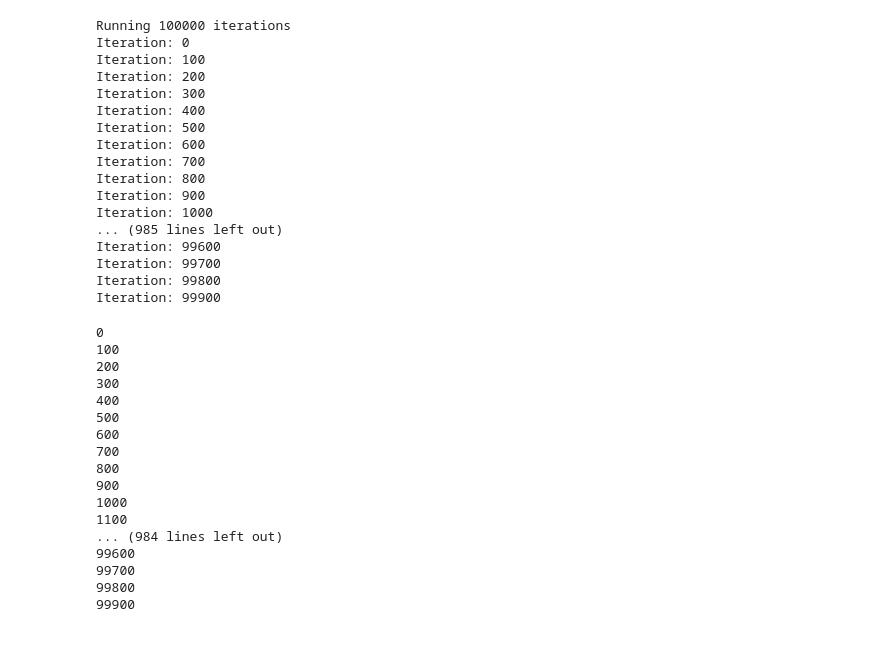
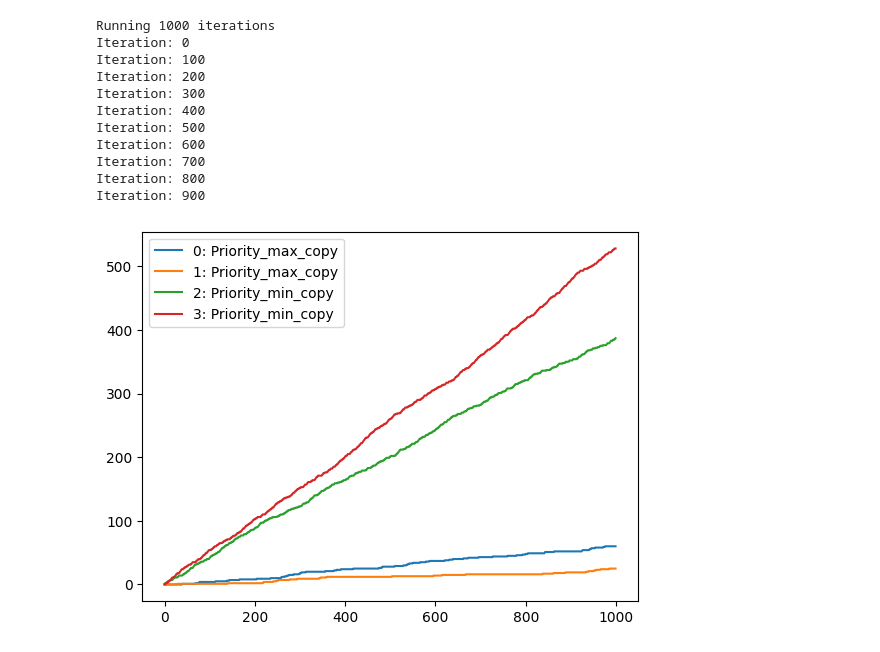
Before and after one commit to noaahh/TichuRL, a Jupyter notebook: montecarlo.ipynb, the cells around one changed output. Saved outputs shown, nothing was run; the diff lists cells and outputs as text; code cells hidden in the pictures.

Commit message:
fixed: accumulated win plots

```diff
--- a/montecarlo.ipynb
+++ b/montecarlo.ipynb
@@ -16,20 +16,25 @@ agents = [agent_0, agent_1, agent_2, agent_3]
 
 env.set_agents(agents)
 # %%
-n = 10 ** 5
+n = 10 ** 3
 points = []
 
 print(f"Running {n} iterations")
 
-games = []
+game_wins = []
+
 for i in range(n):
     if i % 100 == 0:
         print(f"Iteration: {i}")
 
     game_points, accumulated_player_points = env.run()
-    games.append(game_points)
+
+    win_stats = game_wins[i-1][:] if i != 0 else [0 for x in range(4)]
+    win_index = game_points.index(max(game_points))
+    win_stats[win_index] = win_stats[win_index] + 1
+    game_wins.append(win_stats)
 # %% [output]
-Running 100000 iterations
+Running 1000 iterations
 Iteration: 0
 Iteration: 100
 Iteration: 200
@@ -40,45 +45,14 @@ Iteration: 600
 Iteration: 700
 Iteration: 800
 Iteration: 900
-Iteration: 1000
-... (985 lines left out)
-Iteration: 99600
-Iteration: 99700
-Iteration: 99800
-Iteration: 99900
 # %%
 import numpy as np
 import matplotlib.pyplot as plt
 
-rolling_sum = np.array([0,0,0,0])
-game_wins = []
+for i in range(len(agents)):
+    plt.plot([i for i in range(n)], np.array(game_wins)[:,i], label=f"{agents[i].position}: {agents[i].strategy}")
 
-for i in range(len(games)):
-    if i % 100 == 0:
-        print(i)
-
-    rolling_sum = rolling_sum + np.array(game_wins[i])
-    game = [game_wins[x] for x in range(len(agents))]
-
-    win_index = games[i].index(max(games[i]))
-    game[win_index] = game[win_index] + 1
-
-    game_wins.append(game)
+plt.legend()
+plt.show()
 # %% [output]
-0
-100
-200
-300
-400
-500
-600
-700
-800
-900
-1000
-1100
-... (984 lines left out)
-99600
-99700
-99800
-99900
+[figure, added]
```
Also changed, not shown: parts of 1 cell of this notebook.
